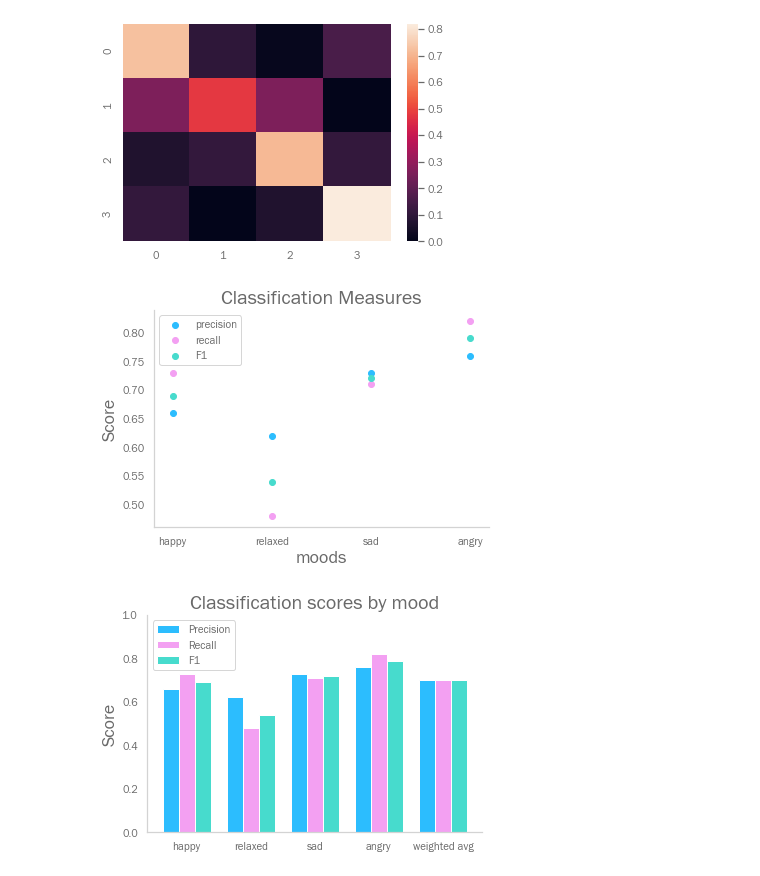
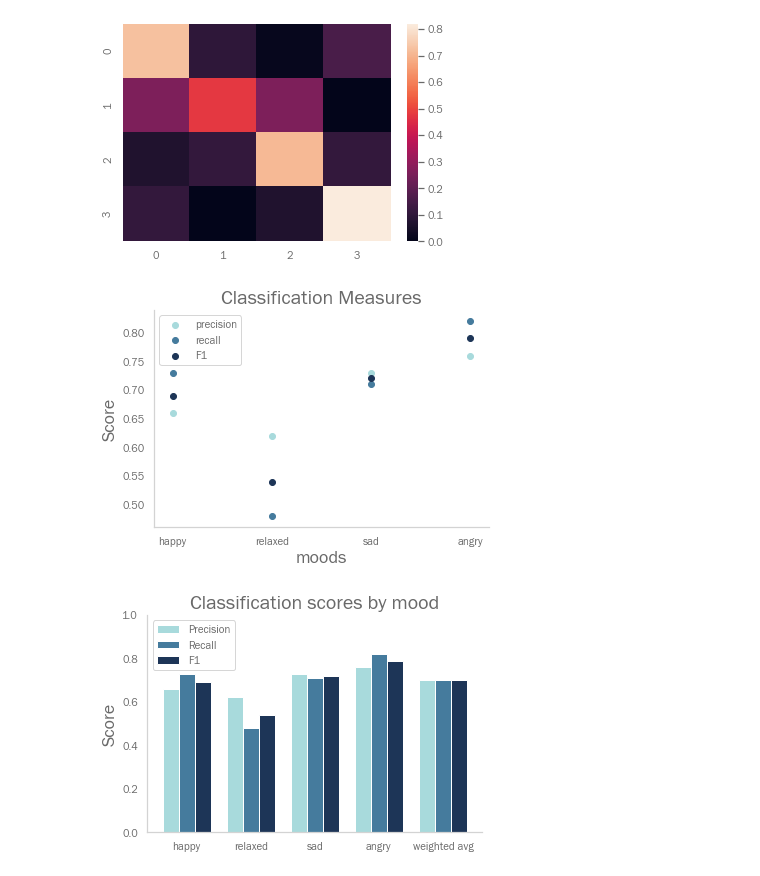
Before and after one commit to Adarshvader/ORIE_4741_Project, a Jupyter notebook: bert/bert validation graphs.ipynb, the cells around one changed output. Saved outputs shown, nothing was run; the diff lists cells and outputs as text; code cells hidden in the pictures.

Commit message:
bert graphs

```diff
--- a/bert/bert validation graphs.ipynb
+++ b/bert/bert validation graphs.ipynb
@@ -52,6 +52,10 @@ CB91_Amber = '#F5B14C'
 # %%
 color_list = [CB91_Blue, CB91_Pink, CB91_Green, CB91_Amber,
               CB91_Purple, CB91_Violet]
+color_list = ["#fe938c","#e6b89c","#ead2ac","#9cafb7","#4281a4"]
+color_list=["#0081a7","#00afb9","#ffe1a8","#fed9b7","#f07167"]
+color_list=["#133c55","#386fa4","#59a5d8","#84d2f6","#9ceaef"]
+color_list= ["#1D3557","#A8DADC","#457B9D","#73d2de","#0081a7"]
 plt.rcParams['axes.prop_cycle'] = plt.cycler(color=color_list)
 # %%
 # color_list = [CB91_Blue, CB91_Pink, CB91_Green, CB91_Amber,
@@ -108,21 +112,24 @@ precisions=[.66,.62,.73,.76,.7]
 recalls=[.73,.48,.71,.82,.7]
 f1s=[.69,.54,.72,.79,.7]
 allavs=.7
+# %%
+color_list = ["#A8DADC","#457B9D","#1D3557"]
+plt.rcParams['axes.prop_cycle'] = plt.cycler(color=color_list)
 # %%
 fig = plt.figure()
 plt.xticks([1,2,3,4],["happy","relaxed","sad","angry"])
 
 moods=[1,2,3,4]
-plt.scatter(moods, precisions)
-plt.scatter(moods, recalls)
-plt.scatter(moods, f1s)
+plt.scatter(moods, precisions[0:4])
+plt.scatter(moods, recalls[0:4])
+plt.scatter(moods, f1s[0:4])
 plt.title("Classification Measures")
 plt.xlabel("moods")
 plt.ylabel("Score")
 plt.legend(["precision","recall","F1"])
 plt.show()
 # %% [output]
-[figure, old version]
+[figure, new version]
 # %%
 import numpy as np
 # %%
@@ -163,4 +170,4 @@ ax.legend()
 plt.show()
 fig.savefig('precision_recall_f1.png', bbox_inches='tight')
 # %% [output]
-[figure, old version]
+[figure, new version]
```
Also changed, not shown: parts of 2 cells of this notebook, 3 other files.
